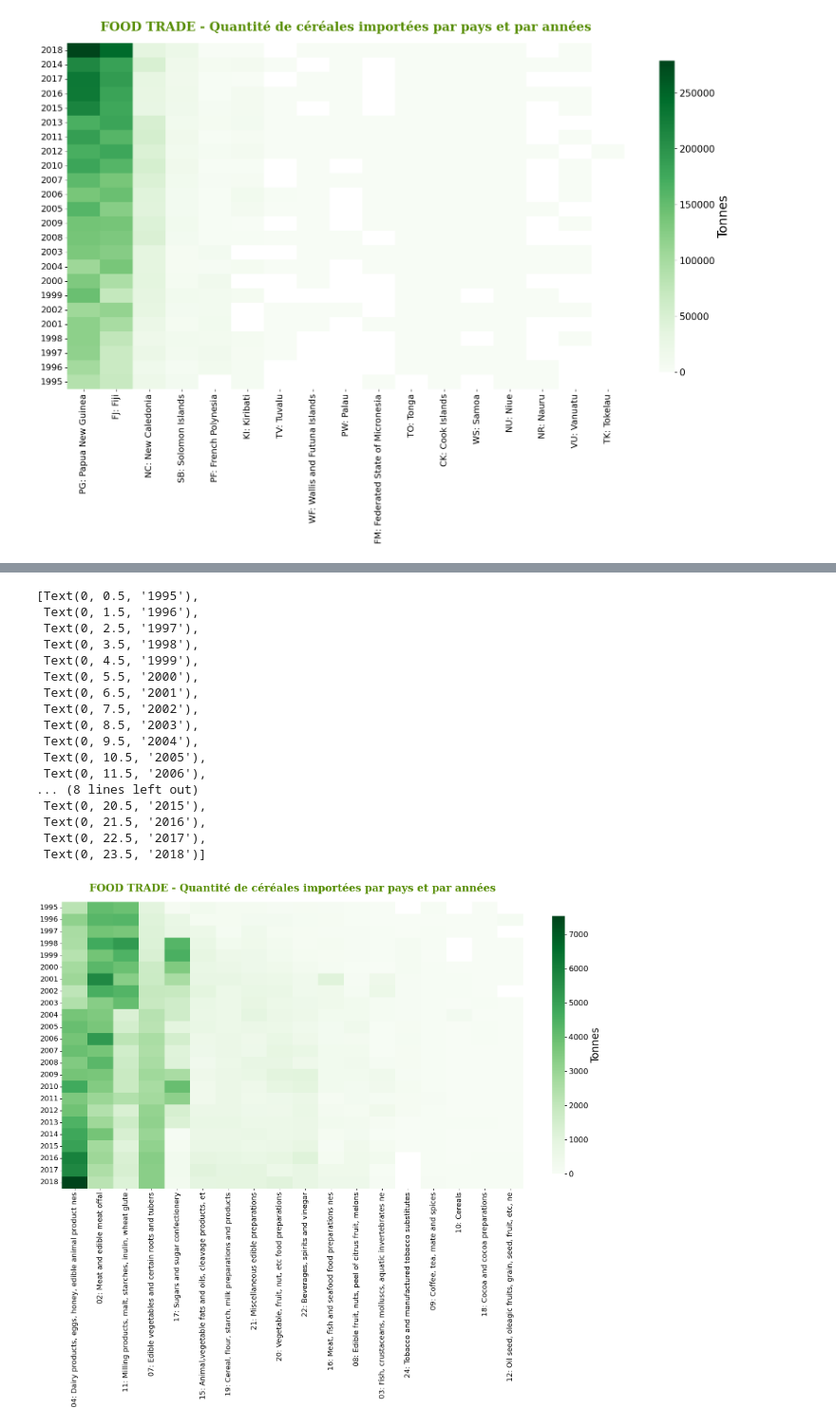
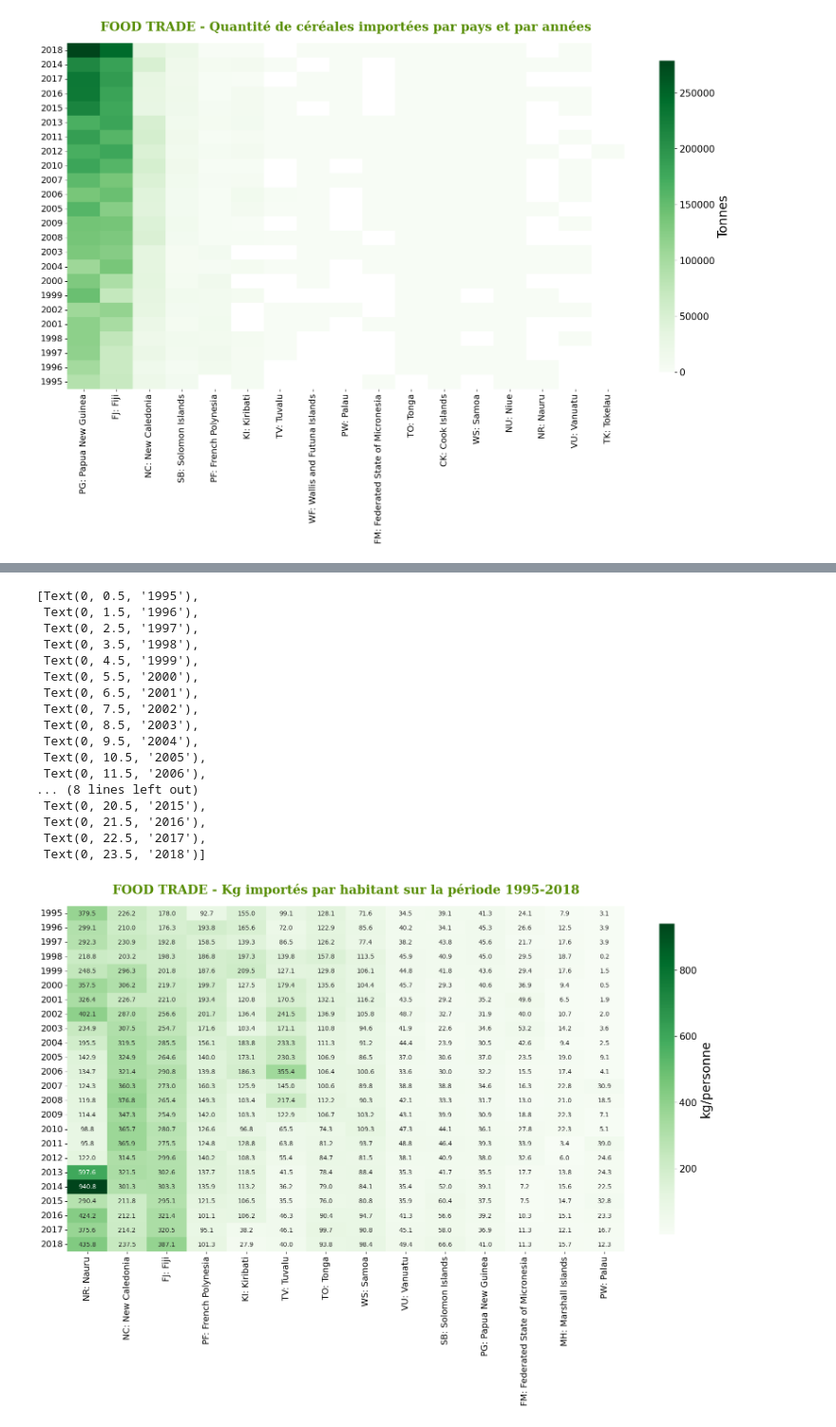
Before and after one commit to sloutmyv/DatavizPacific2023, a Jupyter notebook: 20230906_DC23_trade_food.ipynb, the cells around one changed output, grey strips where cells are left out. Shown at 95% size. Drawn from its saved outputs; the diff is of its cells as text; code cells hidden in the pictures.

Commit message:
food trade

```diff
--- a/20230906_DC23_trade_food.ipynb
+++ b/20230906_DC23_trade_food.ipynb
@@ -638,0 +512,18 @@ TIME_PERIOD: Time
+# %%
+file_name = "TWB_POP.csv"
+file_path = "data/THEWORLDBANK/"
+
+# Open CSV file in pandas
+df_raw_2 = pd.read_csv(file_path + file_name,sep = ';',index_col=0)
+df_final = df_raw_2.transpose()
+df_final = df_final[df_final.sum().sort_values(ascending=False).index[0:]]
+
+df_final_tv_sum = df_final
+df_final_tv_sum['Total'] = df_final_tv_sum.sum(axis=1, numeric_only=True)
+df_final_tv_sum = df_final_tv_sum.iloc[:, :].apply(lambda x: (x*100 / x.iloc[0])-100)
+
+df_final_tv = df_final.iloc[:, :].apply(lambda x: (x*100 / x.iloc[0])-100)
+df_final_tv = df_final_tv.drop('Total',axis=1)
+df_final = df_final.drop('Total',axis=1)
+# print(df_final.columns.to_list())
+# print(df_final_tv)
@@ -638,0 +582,17 @@ TIME_PERIOD: Time
+# %%
+df_pop = df_final
+df_quantity_year = df_net.groupby(['IMPORTER: Importer','TIME_PERIOD: Time'], as_index=False).agg({'OBS_VALUE': 'sum'})
+df_pivot_quantity_year = df_quantity_year.pivot_table(columns='IMPORTER: Importer', index='TIME_PERIOD: Time', values='OBS_VALUE')
+df_final_q = pd.DataFrame(df_pivot_quantity_year.to_records())
+df_final_q.set_index('TIME_PERIOD: Time', inplace=True)
+df_final_q = df_final_q.drop(['CK: Cook Islands','NU: Niue','WF: Wallis and Futuna Islands','TK: Tokelau'],axis=1)
+
+df_pop.index.names = ['TIME_PERIOD: Time']
+
+df_final_q.sort_index(axis=1, inplace=True)
+df_pop.sort_index(axis=1, inplace=True)
+
+df_value_per_pop = df_final_q.divide(df_pop.values)
+df_value_per_pop = df_value_per_pop.iloc[:, :].apply(lambda x: x*1000)
+df_value_per_pop = df_value_per_pop[df_value_per_pop.sum().sort_values(ascending=False).index[0:]]
+print(df_value_per_pop)
@@ -639,31 +617,31 @@ TIME_PERIOD: Time
 # %%
-## GRAPHIQUE - heatmap legume
-TITLE = "FOOD TRADE - Quantité de céréales importées par pays et par années"
+## GRAPHIQUE
+TITLE = "FOOD TRADE - Kg importés par habitant sur la période 1995-2018"
 fig, ax = plt.subplots(nrows=1, ncols=1, figsize=(20,10)) # Nombre et disposition des zones de dessin
 
 ax.set_title(TITLE, fontdict={'family': 'serif','color' : '#558C03','weight': 'bold','size': 20},pad=20)
-ax = sns.heatmap(df_pivot_samoa_year, annot=False, square=False, cmap="Greens", cbar_kws={'label': 'Tonnes', 'location' : 'right',"shrink": 0.9})
+ax = sns.heatmap(df_value_per_pop, annot=True, square=False, cmap="Greens", cbar_kws={'label': 'kg', 'location' : 'right',"shrink": 0.9},fmt='.1f')
 ax.set(xlabel="", ylabel="")
-ax.figure.axes[-1].set_ylabel('Tonnes', size=20)
+ax.figure.axes[-1].set_ylabel('kg/personne', size=20)
 ax.figure.axes[-1].tick_params(labelsize=15)
 ax.set_xticklabels(ax.get_xticklabels(), fontsize=14, rotation=90)
 ax.set_yticklabels(ax.get_yticklabels(), fontsize=14, rotation=0)
 # %% [output]
 [Text(0, 0.5, '1995'),
  Text(0, 1.5, '1996'),
  Text(0, 2.5, '1997'),
  Text(0, 3.5, '1998'),
  Text(0, 4.5, '1999'),
  Text(0, 5.5, '2000'),
  Text(0, 6.5, '2001'),
  Text(0, 7.5, '2002'),
  Text(0, 8.5, '2003'),
  Text(0, 9.5, '2004'),
  Text(0, 10.5, '2005'),
  Text(0, 11.5, '2006'),
 ... (8 lines left out)
  Text(0, 20.5, '2015'),
  Text(0, 21.5, '2016'),
  Text(0, 22.5, '2017'),
  Text(0, 23.5, '2018')]
-[figure, old version]
+[figure, new version]
```
Also changed, not shown: parts of 22 cells of this notebook.
